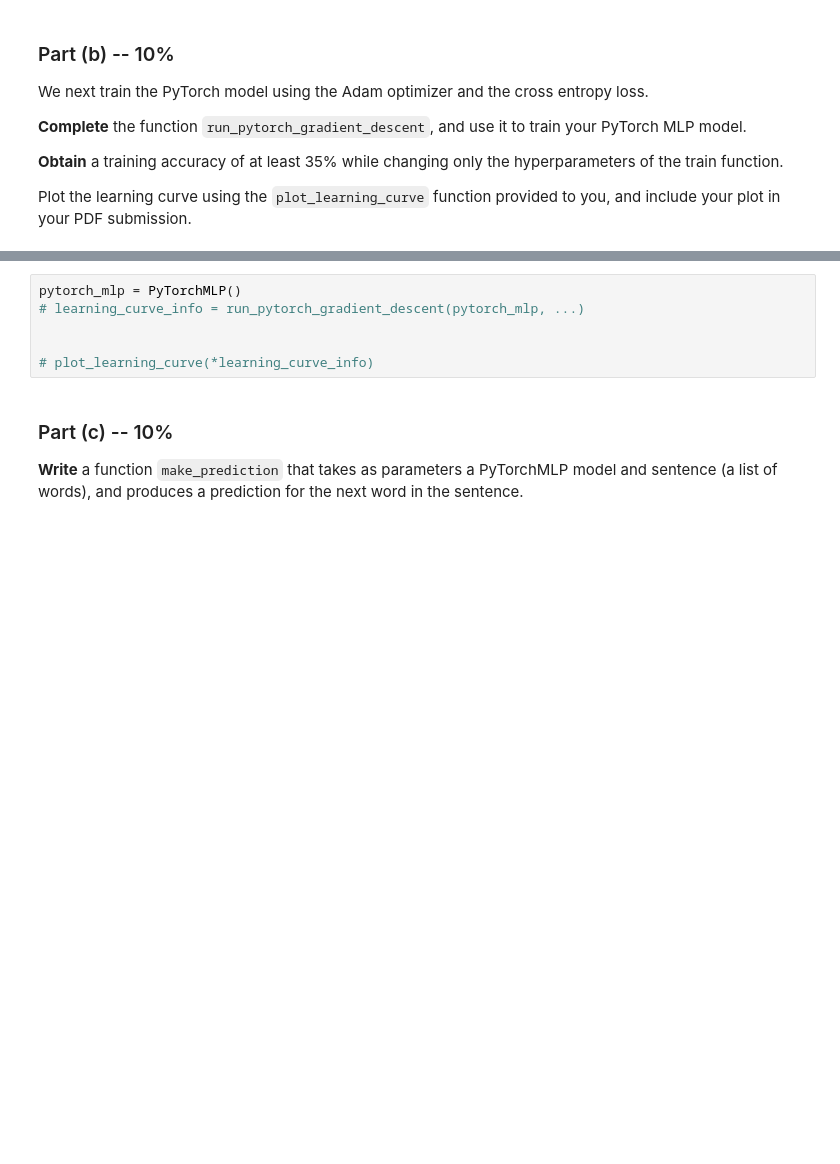
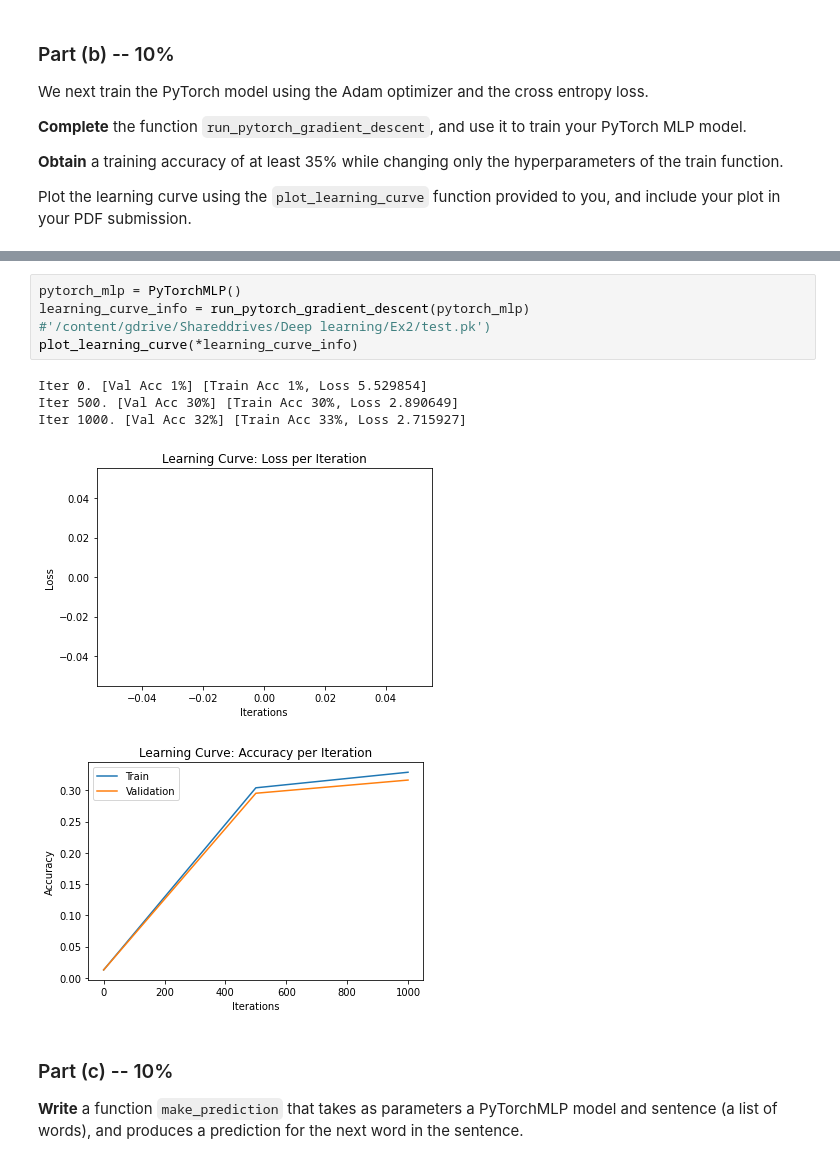
Before and after one commit to zivmo99/DeapLearning2, a Jupyter notebook: Assignment2.ipynb, the cells around one changed output, grey strips where cells are left out. Saved outputs shown, nothing was run; the diff lists cells and outputs as text; blank space fills up the shorter version.

```diff
--- a/Assignment2.ipynb
+++ b/Assignment2.ipynb
@@ -428,10 +438,15 @@ def plot_learning_curve(iters, losses, iters_sub, train_accs, val_accs):
     plt.show()
 # %%
 pytorch_mlp = PyTorchMLP()
-# learning_curve_info = run_pytorch_gradient_descent(pytorch_mlp, ...)
-
-
-# plot_learning_curve(*learning_curve_info)
+learning_curve_info = run_pytorch_gradient_descent(pytorch_mlp)
+#'/content/gdrive/Shareddrives/Deep learning/Ex2/test.pk')
+plot_learning_curve(*learning_curve_info)
+# %% [output]
+Iter 0. [Val Acc 1%] [Train Acc 1%, Loss 5.529854]
+Iter 500. [Val Acc 30%] [Train Acc 30%, Loss 2.890649]
+Iter 1000. [Val Acc 32%] [Train Acc 33%, Loss 2.715927]
+[figure, added]
+[figure, added]
 # %% [markdown]
 ### Part (c) -- 10%
 **Write** a function `make_prediction` that takes as parameters
```
Also changed, not shown: parts of 5 cells of this notebook.
